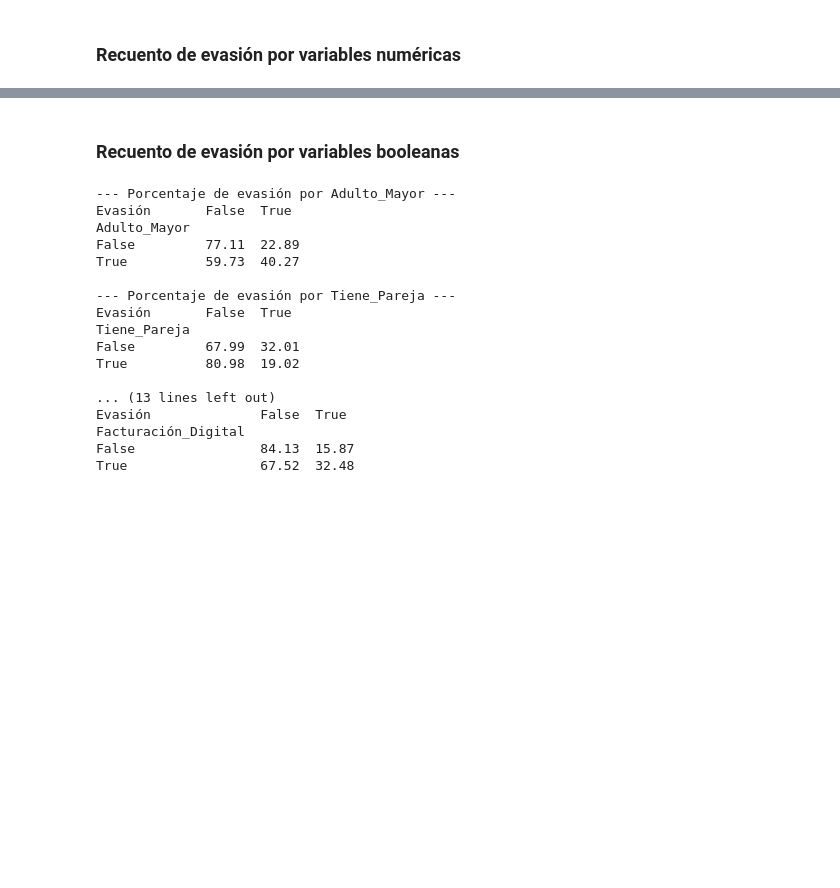
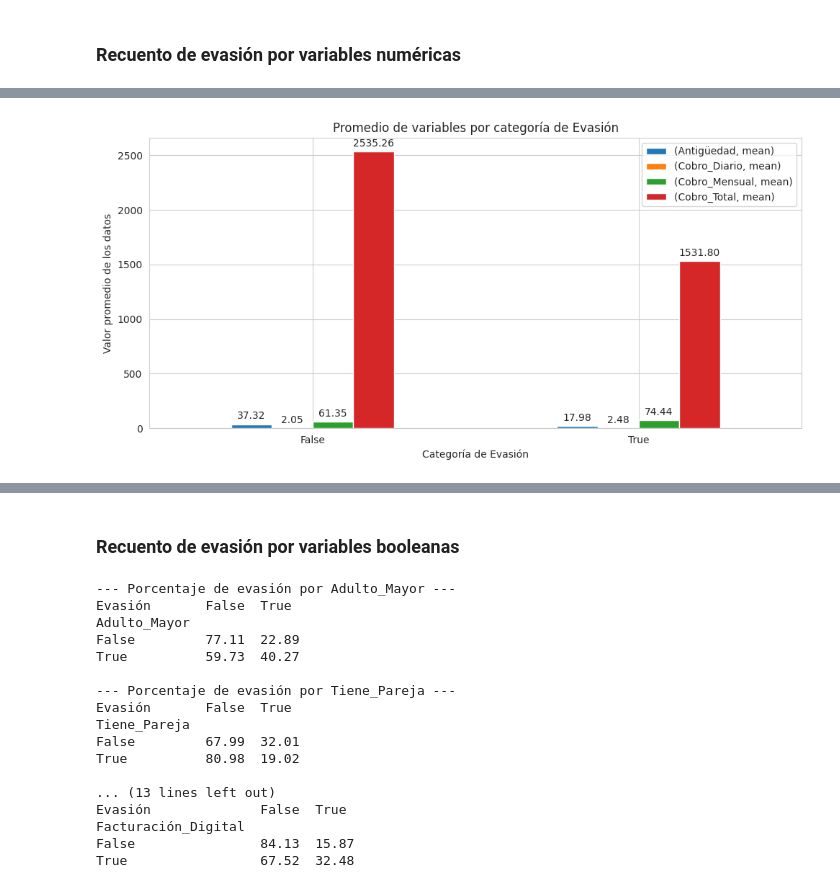
Before and after one commit to AngelLuna476/Challenge_Data_Science_-2-_TelecomX_LATAM, a Jupyter notebook: challenge_2_TelecomX_LATAM.ipynb, the cells around one changed output, grey strips where cells are left out. Cells and saved outputs as stored; diff of their text form; code cells hidden in the pictures; blank space fills up the shorter version.

```diff
--- a/challenge_2_TelecomX_LATAM.ipynb
+++ b/challenge_2_TelecomX_LATAM.ipynb
@@ -1865,0 +2407,10 @@ SyntaxError: invalid syntax (<ipython-input-367-98f48b3d08ed>, line 1)
+# %%
+# Creación de las variables númericas para la realización del estudio
+
+columnas_numericas = ['Antigüedad', 'Cobro_Diario', 'Cobro_Mensual', 'Cobro_Total']
+
+# Calculamos las estadísticas descriptivas
+tabla_descriptiva = datos_telecomx_final.groupby('Evasión')[columnas_numericas].describe()
+
+# Se crea una tabla para uan mejor vizualizaicón de los datos
+display(tabla_descriptiva.style.set_table_attributes("style='display:inline'").set_caption("Resumen Estadístico"))
@@ -1865,0 +2424,19 @@ SyntaxError: invalid syntax (<ipython-input-367-98f48b3d08ed>, line 1)
+# %%
+#Gráfico de la tabla con estducios descriptivos con base en las Evasiones que se tienen en la empresa
+
+
+ax = tabla_descriptiva.loc[:, (slice(None), 'mean')].plot(kind='bar', figsize=(10,5))
+plt.title("Promedio de variables por categoría de Evasión")
+plt.ylabel("Valor promedio de los datos")
+plt.xlabel("Categoría de Evasión")
+plt.xticks(rotation=0)
+plt.legend(loc='upper right')
+plt.tight_layout()
+
+# Agregar etiquetas numéricas a cada barra
+for container in ax.containers:
+    ax.bar_label(container, fmt="%.2f", fontsize=10, padding=3)
+
+plt.show()
+# %% [output]
+[figure, added]
```
Also changed, not shown: parts of 75 cells of this notebook.
